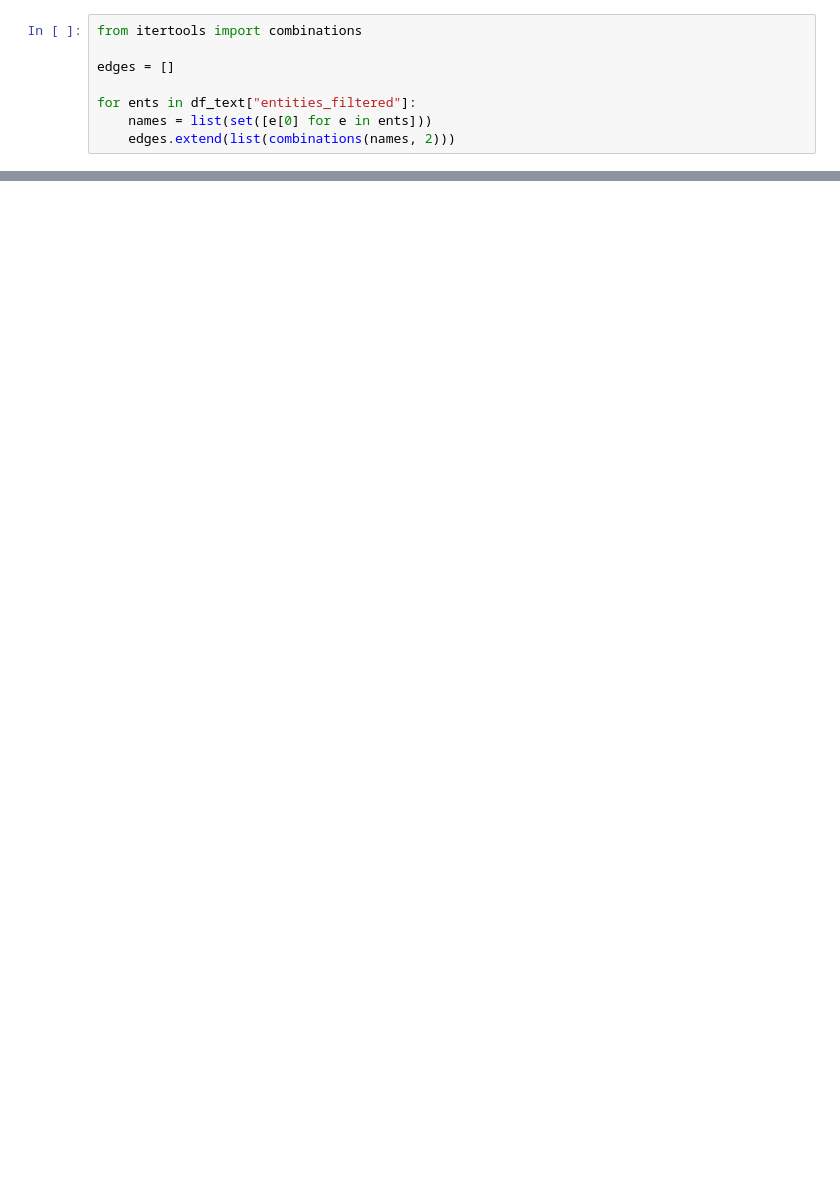
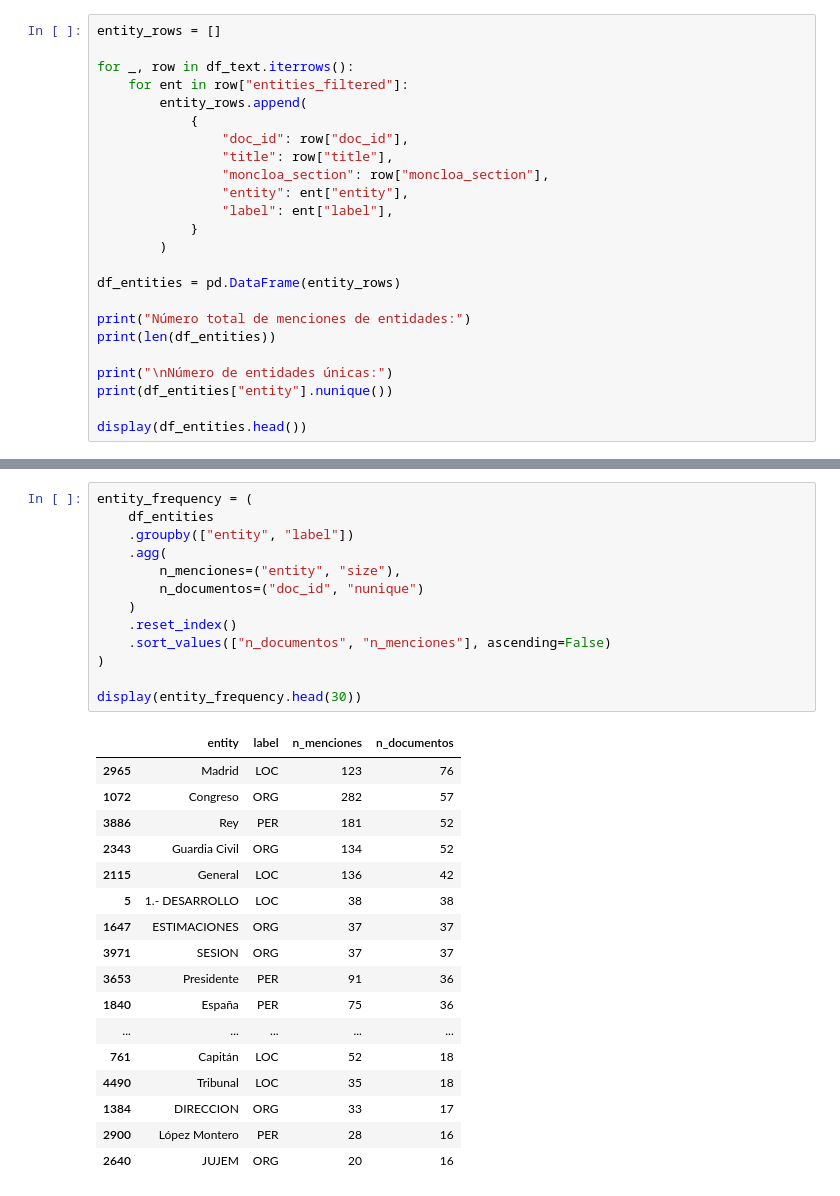
Before and after one commit to dieegordg/Proyecto-Machine-Learning-UNAV---Bayesianos-de-los-Ca-dos, a Jupyter notebook: notebooks/06_caso_uso3.ipynb, the cells around one changed output, grey strips where cells are left out. Cells and saved outputs as stored; diff of their text form; blank space fills up the shorter version.

```diff
--- a/notebooks/06_caso_uso3.ipynb
+++ b/notebooks/06_caso_uso3.ipynb
@@ -64,8 +259,24 @@ df_text["entities_filtered"] = df_text["entities"].apply(filter_entities)
 # %%
-from itertools import combinations
+entity_rows = []
 
-edges = []
+for _, row in df_text.iterrows():
+    for ent in row["entities_filtered"]:
+        entity_rows.append(
+            {
+                "doc_id": row["doc_id"],
+                "title": row["title"],
+                "moncloa_section": row["moncloa_section"],
+                "entity": ent["entity"],
+                "label": ent["label"],
+            }
+        )
 
-for ents in df_text["entities_filtered"]:
-    names = list(set([e[0] for e in ents]))
-    edges.extend(list(combinations(names, 2)))
+df_entities = pd.DataFrame(entity_rows)
+
+print("Número total de menciones de entidades:")
+print(len(df_entities))
+
+print("\nNúmero de entidades únicas:")
+print(df_entities["entity"].nunique())
+
+display(df_entities.head())
@@ -71,0 +295,31 @@ for ents in df_text["entities_filtered"]:
+# %%
+entity_frequency = (
+    df_entities
+    .groupby(["entity", "label"])
+    .agg(
+        n_menciones=("entity", "size"),
+        n_documentos=("doc_id", "nunique")
+    )
+    .reset_index()
+    .sort_values(["n_documentos", "n_menciones"], ascending=False)
+)
+
+display(entity_frequency.head(30))
+# %% [output]
+|  | entity | label | n_menciones | n_documentos |
+| 2965 | Madrid | LOC | 123 | 76 |
+| 1072 | Congreso | ORG | 282 | 57 |
+| 3886 | Rey | PER | 181 | 52 |
+| 2343 | Guardia Civil | ORG | 134 | 52 |
+| 2115 | General | LOC | 136 | 42 |
+| 5 | 1.- DESARROLLO | LOC | 38 | 38 |
+| 1647 | ESTIMACIONES | ORG | 37 | 37 |
+| 3971 | SESION | ORG | 37 | 37 |
+| 3653 | Presidente | PER | 91 | 36 |
+| 1840 | España | PER | 75 | 36 |
+| ... | ... | ... | ... | ... |
+| 761 | Capitán | LOC | 52 | 18 |
+| 4490 | Tribunal | LOC | 35 | 18 |
+| 1384 | DIRECCION | ORG | 33 | 17 |
+| 2900 | López Montero | PER | 28 | 16 |
+| 2640 | JUJEM | ORG | 20 | 16 |
```
Also changed, not shown: parts of 29 cells of this notebook.
